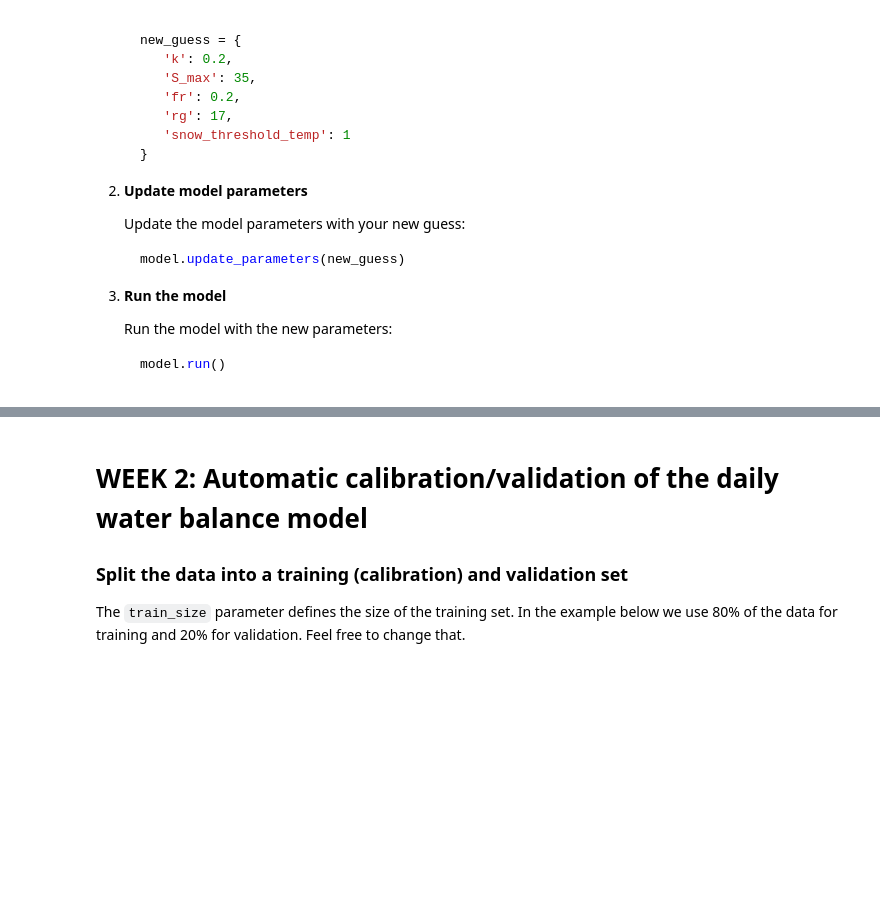
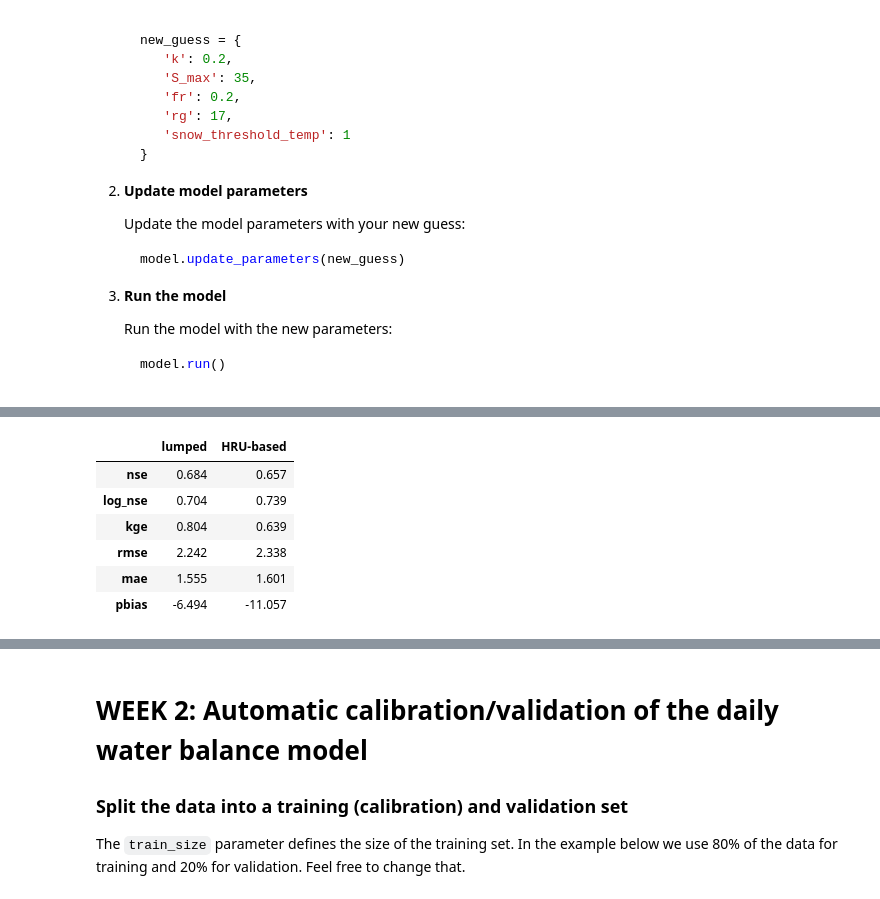
Before and after one commit to Uemac001/watershed_ex2, a Jupyter notebook: gsteig_run.ipynb, the cells around one changed output, grey strips where cells are left out. Saved outputs shown, nothing was run; the diff lists cells and outputs as text; code cells hidden in the pictures; blank space fills up the shorter version.

```diff
--- a/gsteig_run.ipynb
+++ b/gsteig_run.ipynb
@@ -331,0 +406,16 @@ Iteratively change the model parameters until you find a visually good fit. Inve
+# %%
+# Goodness-of-fit: lumped vs HRU-based model (same parameters)
+pd.DataFrame(
+    {
+        "lumped": score_run(lumped_run_results, data),
+        "HRU-based": score_run(hru_run_results, data),
+    }
+).round(3)
+# %% [output]
+|  | lumped | HRU-based |
+| nse | 0.684 | 0.657 |
+| log_nse | 0.704 | 0.739 |
+| kge | 0.804 | 0.639 |
+| rmse | 2.242 | 2.338 |
+| mae | 1.555 | 1.601 |
+| pbias | -6.494 | -11.057 |
```
Also changed, not shown: parts of 5 cells of this notebook.
